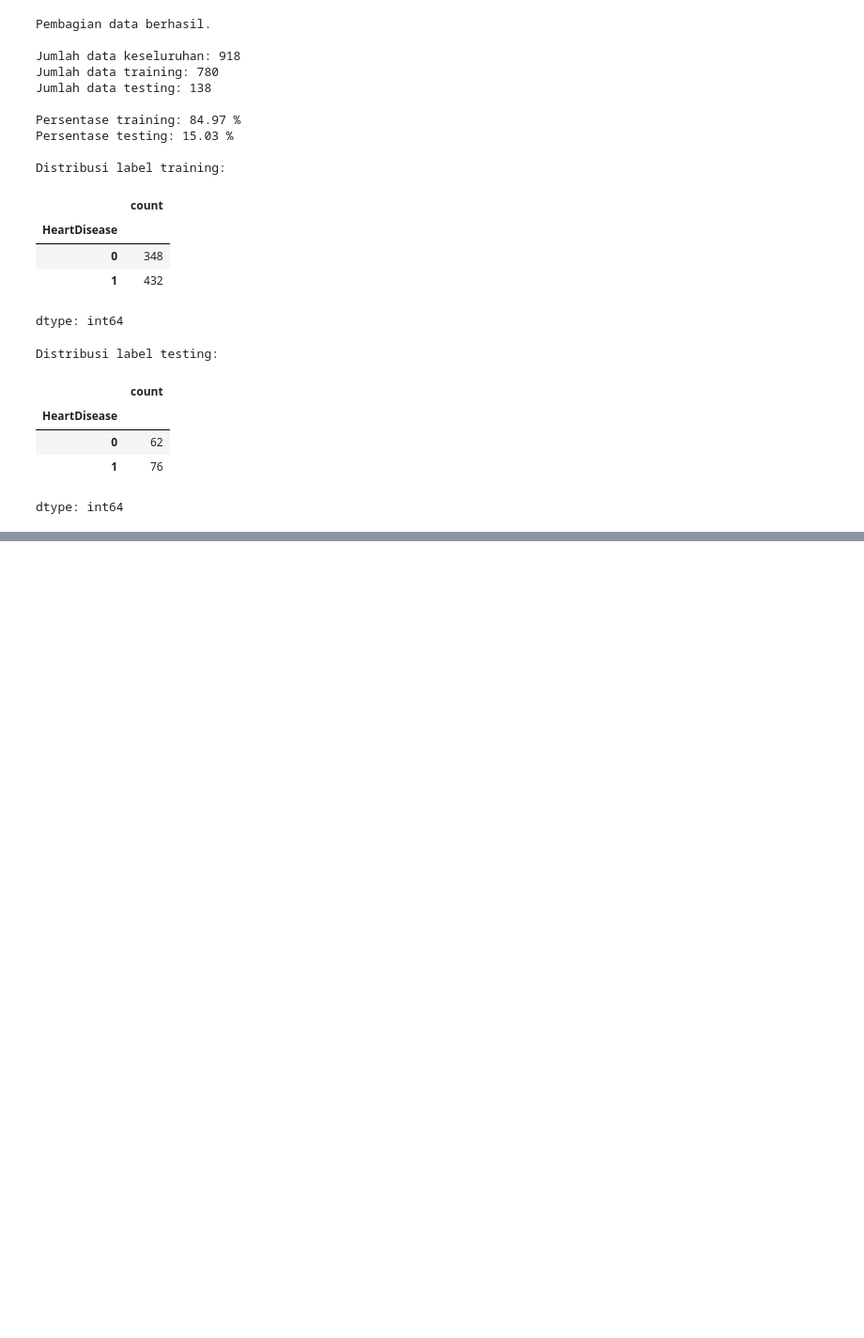
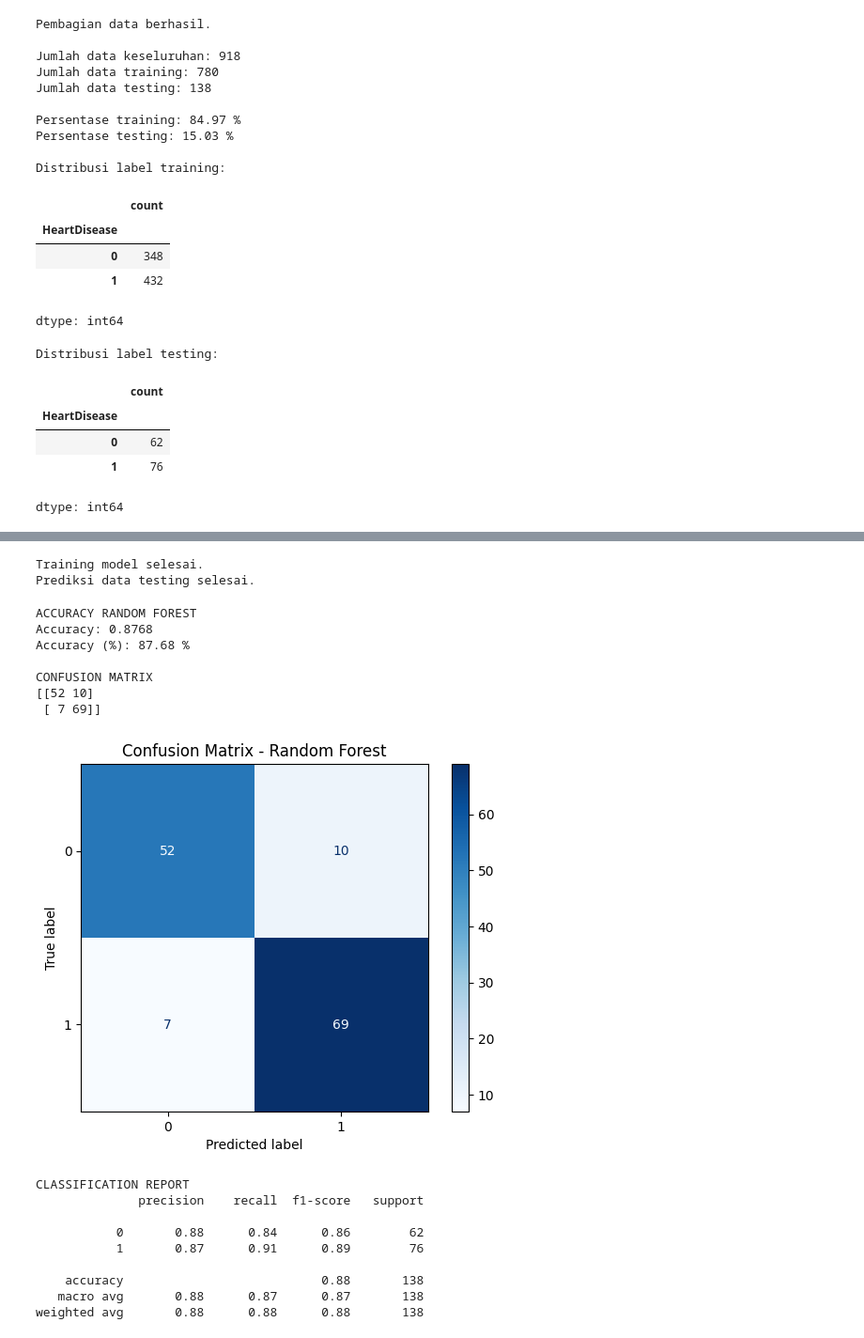
Before and after one commit to helenajemima/Kel1-Tugas-P6-Machine-Learning-2026-2027, a Jupyter notebook: Heart_Disease_Machine_Learning.ipynb, the cells around one changed output, grey strips where cells are left out. Shown at 94% size. Drawn from its saved outputs; the diff is of its cells as text; code cells hidden in the pictures; blank space fills up the shorter version.

Commit message:
Model Random Forest

```diff
--- a/Heart_Disease_Machine_Learning.ipynb
+++ b/Heart_Disease_Machine_Learning.ipynb
@@ -469,0 +530,67 @@ dtype: int64
+# %%
+classification_pipeline.fit(X_train, y_train)
+
+print("Training model selesai.")
+
+y_pred = classification_pipeline.predict(X_test)
+
+print("Prediksi data testing selesai.")
+# %% [output]
+Training model selesai.
+Prediksi data testing selesai.
+# %%
+accuracy = accuracy_score(y_test, y_pred)
+
+print("ACCURACY RANDOM FOREST")
+print("Accuracy:", round(accuracy, 4))
+print("Accuracy (%):", round(accuracy * 100, 2), "%")
+
+
+cm = confusion_matrix(
+    y_test,
+    y_pred,
+    labels=classification_pipeline.classes_
+)
+
+print("\nCONFUSION MATRIX")
+print(cm)
+
+
+disp = ConfusionMatrixDisplay(
+    confusion_matrix=cm,
+    display_labels=classification_pipeline.classes_
+)
+
+disp.plot(cmap="Blues", values_format="d")
+
+plt.title("Confusion Matrix - Random Forest")
+plt.show()
+
+
+print("\nCLASSIFICATION REPORT")
+
+print(
+    classification_report(
+        y_test,
+        y_pred,
+        zero_division=0
+    )
+)
+# %% [output]
+ACCURACY RANDOM FOREST
+Accuracy: 0.8768
+Accuracy (%): 87.68 %
+
+CONFUSION MATRIX
+[[52 10]
+ [ 7 69]]
+[figure, added]
+CLASSIFICATION REPORT
+              precision    recall  f1-score   support
+
+           0       0.88      0.84      0.86        62
+           1       0.87      0.91      0.89        76
+
+    accuracy                           0.88       138
+   macro avg       0.88      0.87      0.87       138
+weighted avg       0.88      0.88      0.88       138
```
Also changed, not shown: parts of 4 cells of this notebook.
